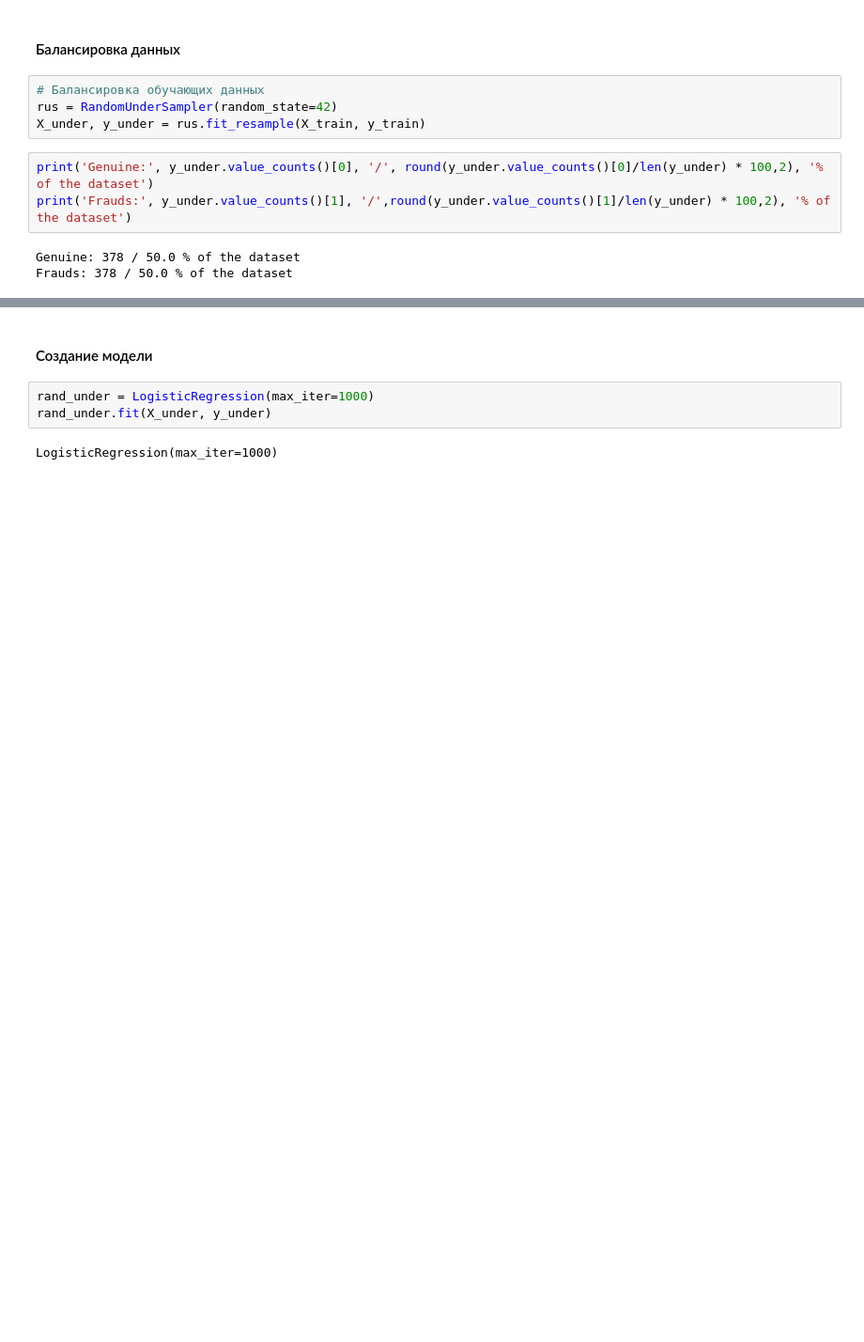
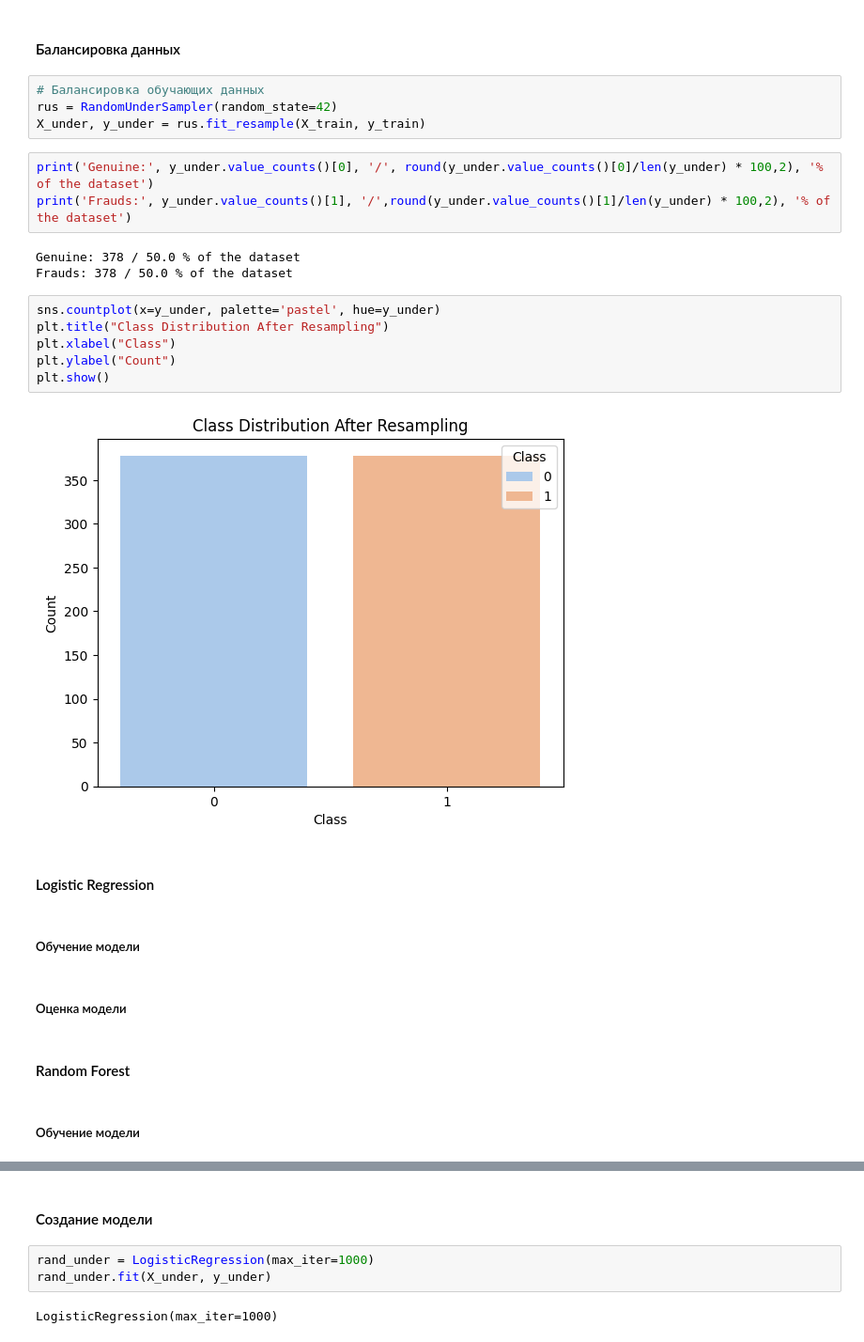
Before and after one commit to skytecat/FraudDetection, a Jupyter notebook: FraudDetection.ipynb, the cells around one changed output, grey strips where cells are left out. Shown at 94% size. Drawn from its saved outputs; the diff is of its cells as text; blank space fills up the shorter version.

```diff
--- a/FraudDetection.ipynb
+++ b/FraudDetection.ipynb
@@ -1019,3 +741,21 @@ print('Frauds:', y_under.value_counts()[1], '/',round(y_under.value_counts()[1]/
 # %% [output]
 Genuine: 378 / 50.0 % of the dataset
 Frauds: 378 / 50.0 % of the dataset
+# %%
+sns.countplot(x=y_under, palette='pastel', hue=y_under)
+plt.title("Class Distribution After Resampling")
+plt.xlabel("Class")
+plt.ylabel("Count")
+plt.show()
+# %% [output]
+[figure, added]
+# %% [markdown]
+#### Logistic Regression
+# %% [markdown]
+##### Обучение модели
+# %% [markdown]
+##### Оценка модели
+# %% [markdown]
+#### Random Forest
+# %% [markdown]
+##### Обучение модели
```
Also changed, not shown: parts of 77 cells of this notebook.
